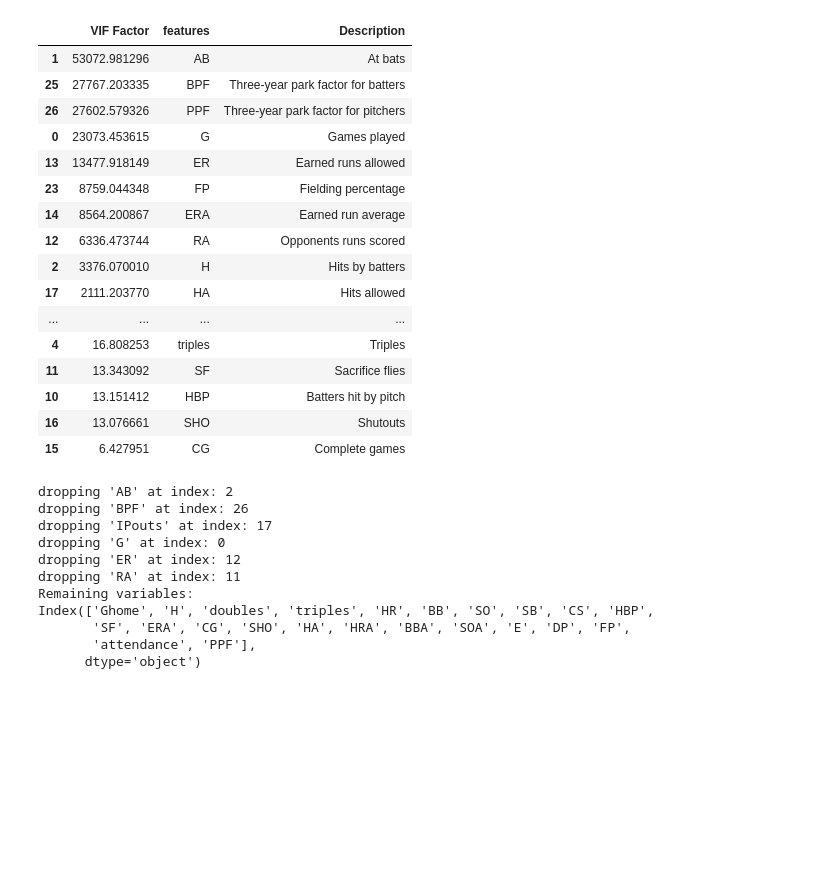
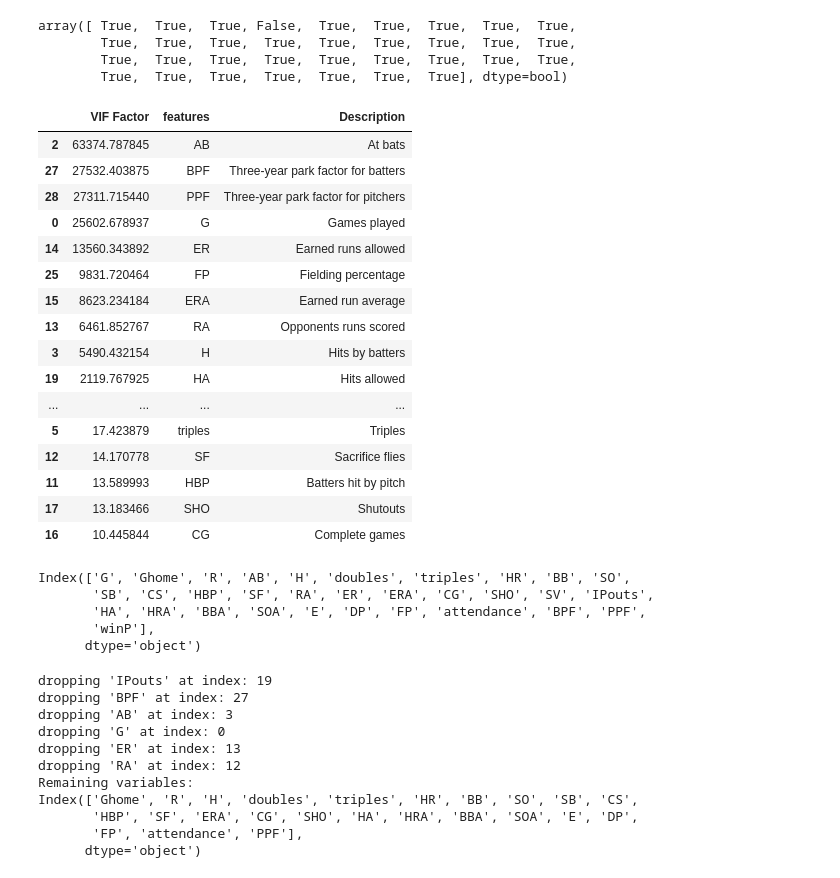
Before and after one commit to bfine9618/ese302FinalProject, a Jupyter notebook: Autocorrelation Analysis.ipynb, the cells around one changed output. Drawn from its saved outputs; the diff is of its cells as text; code cells hidden in the pictures; blank space fills up the shorter version.

```diff
--- a/Autocorrelation Analysis.ipynb
+++ b/Autocorrelation Analysis.ipynb
@@ -56,11 +68,12 @@ def winPer(w, l):
 df['winP'] = df.apply(lambda row : winPer(row['W'], row['L']), axis=1)
 # %%
 df.rename(columns={'2B':'doubles', '3B': 'triples'}, inplace=True)
-# %%
-teams = df.teamID.unique()
-validTeams = teams[df['teamID'].value_counts()>=40]
-
-df = df[df['teamID'].isin(validTeams)]
+# %%
+teamCount = df['teamID'].value_counts()
+teamCount.sort_index(inplace=True)
+# %%
+teamCount = teamCount[teamCount >= 40]
+df = df[df['teamID'].isin(teamCount.index.values)]
 # %%
 quant = pd.DataFrame(df.loc[:, ~(df.dtypes == object)])
 quant.drop(['L'], axis=1, inplace=True)
@@ -179,31 +226,42 @@ array([  1.07795178e+01,   6.18360269e+00,   5.09505224e+00,
+# %%
+valid = np.abs(quant.corr()['W'])<1
+valid.values
+# %% [output]
+array([ True,  True,  True, False,  True,  True,  True,  True,  True,
+        True,  True,  True,  True,  True,  True,  True,  True,  True,
+        True,  True,  True,  True,  True,  True,  True,  True,  True,
+        True,  True,  True,  True,  True,  True,  True], dtype=bool)
 # %%
 vif = pd.DataFrame()
 
-uncorrelated_cols = cols[np.abs(quant.corr()['W'])<.6]
+uncorrelated_cols = []
+for i in range(0,len(valid)):
+    if valid[i]:
+        uncorrelated_cols.append(quant.columns[i])
 
 vifQuants = quant[uncorrelated_cols].drop(['yearID'], axis=1)
 
 vif["VIF Factor"] = [variance_inflation_factor(vifQuants.values, i) for i in range(vifQuants.shape[1])]
 vif["features"] = vifQuants.columns
 vif = vif.merge(columnDict, left_on='features', right_on='Column').drop('Column', axis=1)
 
 vif.sort_values(by='VIF Factor', ascending=False)
 # %% [output]
 |  | VIF Factor | features | Description |
-| 1 | 53072.981296 | AB | At bats |
-| 25 | 27767.203335 | BPF | Three-year park factor for batters |
-| 26 | 27602.579326 | PPF | Three-year park factor for pitchers |
-| 0 | 23073.453615 | G | Games played |
-| 13 | 13477.918149 | ER | Earned runs allowed |
-| 23 | 8759.044348 | FP | Fielding percentage |
-| 14 | 8564.200867 | ERA | Earned run average |
-| 12 | 6336.473744 | RA | Opponents runs scored |
-| 2 | 3376.070010 | H | Hits by batters |
-| 17 | 2111.203770 | HA | Hits allowed |
+| 2 | 63374.787845 | AB | At bats |
+| 27 | 27532.403875 | BPF | Three-year park factor for batters |
+| 28 | 27311.715440 | PPF | Three-year park factor for pitchers |
+| 0 | 25602.678937 | G | Games played |
+| 14 | 13560.343892 | ER | Earned runs allowed |
+| 25 | 9831.720464 | FP | Fielding percentage |
+| 15 | 8623.234184 | ERA | Earned run average |
+| 13 | 6461.852767 | RA | Opponents runs scored |
+| 3 | 5490.432154 | H | Hits by batters |
+| 19 | 2119.767925 | HA | Hits allowed |
 | ... | ... | ... | ... |
-| 4 | 16.808253 | triples | Triples |
-| 11 | 13.343092 | SF | Sacrifice flies |
-| 10 | 13.151412 | HBP | Batters hit by pitch |
-| 16 | 13.076661 | SHO | Shutouts |
-| 15 | 6.427951 | CG | Complete games |
+| 5 | 17.423879 | triples | Triples |
+| 12 | 14.170778 | SF | Sacrifice flies |
+| 11 | 13.589993 | HBP | Batters hit by pitch |
+| 17 | 13.183466 | SHO | Shutouts |
+| 16 | 10.445844 | CG | Complete games |
 # %%
@@ -227,3 +283,11 @@ def calculate_vif_(X, thresh=3000):
     print('Remaining variables:')
     print(X.columns[variables])
     return X[cols[variables]]
+# %%
+vifQuants.columns
+# %% [output]
+Index(['G', 'Ghome', 'R', 'AB', 'H', 'doubles', 'triples', 'HR', 'BB', 'SO',
+       'SB', 'CS', 'HBP', 'SF', 'RA', 'ER', 'ERA', 'CG', 'SHO', 'SV', 'IPouts',
+       'HA', 'HRA', 'BBA', 'SOA', 'E', 'DP', 'FP', 'attendance', 'BPF', 'PPF',
+       'winP'],
+      dtype='object')
@@ -230,16 +296,16 @@ def calculate_vif_(X, thresh=3000):
 # %%
-result = calculate_vif_(vifQuants)
+result = calculate_vif_(vifQuants.drop(excl, axis=1))
 # %% [output]
-dropping 'AB' at index: 2
-dropping 'BPF' at index: 26
-dropping 'IPouts' at index: 17
+dropping 'IPouts' at index: 19
+dropping 'BPF' at index: 27
+dropping 'AB' at index: 3
 dropping 'G' at index: 0
-dropping 'ER' at index: 12
-dropping 'RA' at index: 11
+dropping 'ER' at index: 13
+dropping 'RA' at index: 12
 Remaining variables:
-Index(['Ghome', 'H', 'doubles', 'triples', 'HR', 'BB', 'SO', 'SB', 'CS', 'HBP',
-       'SF', 'ERA', 'CG', 'SHO', 'HA', 'HRA', 'BBA', 'SOA', 'E', 'DP', 'FP',
-       'attendance', 'PPF'],
+Index(['Ghome', 'R', 'H', 'doubles', 'triples', 'HR', 'BB', 'SO', 'SB', 'CS',
+       'HBP', 'SF', 'ERA', 'CG', 'SHO', 'HA', 'HRA', 'BBA', 'SOA', 'E', 'DP',
+       'FP', 'attendance', 'PPF'],
       dtype='object')
 # %%
 import time
```
Also changed, not shown: parts of 26 cells of this notebook, 3 other files.
